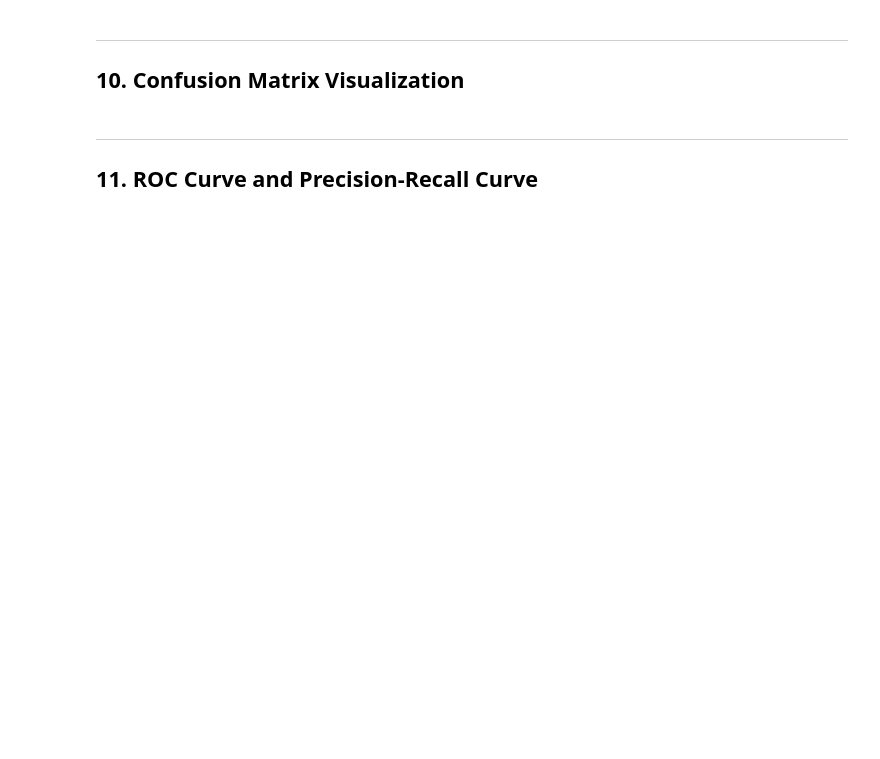
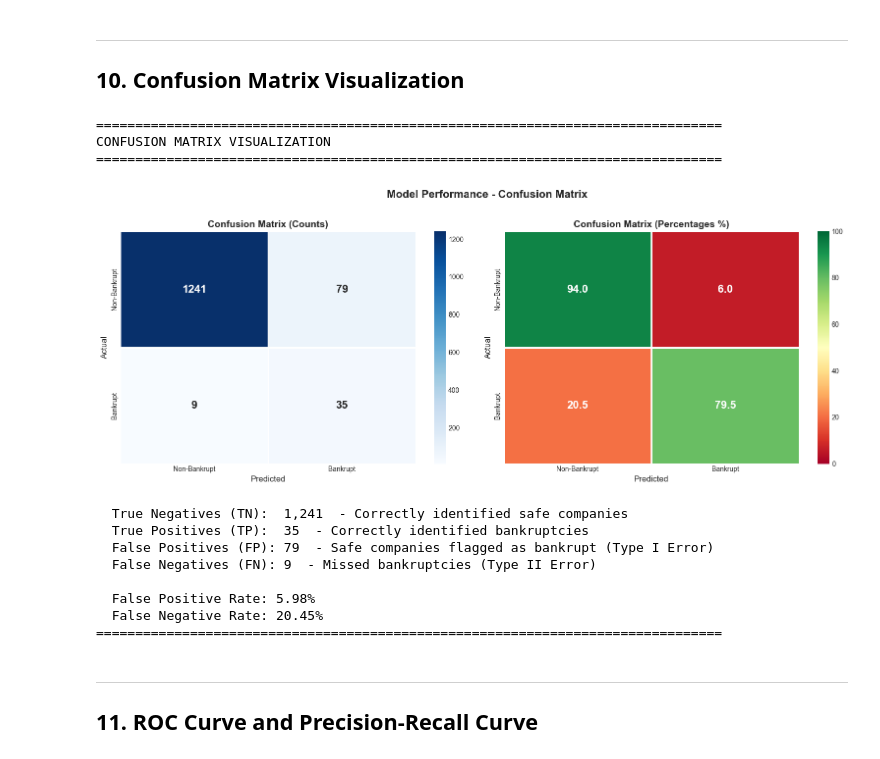
Before and after one commit to Yerrithathachoppa/Taiwanese-Bankruptcy-Prediction-using-Logistic-Regression, a Jupyter notebook: notebooks/Taiwanese_Bankruptcy_Prediction.ipynb, the cells around one changed output. Drawn from its saved outputs; the diff is of its cells as text; code cells hidden in the pictures; blank space fills up the shorter version.

Commit message:
Add evaluation metrics, visualizations, feature importance, and conclusions (Sections 10-14)

```diff
--- a/notebooks/Taiwanese_Bankruptcy_Prediction.ipynb
+++ b/notebooks/Taiwanese_Bankruptcy_Prediction.ipynb
@@ -457,6 +660,64 @@ y_pred_proba = model.predict_proba(X_test_scaled)
 # %% [markdown]
 ---
 ## 10. Confusion Matrix Visualization
+# %%
+print("=" * 80)
+print("CONFUSION MATRIX VISUALIZATION")
+print("=" * 80)
+
+# Calculate confusion matrix
+cm = confusion_matrix(y_test, y_pred)
+
+fig, axes = plt.subplots(1, 2, figsize=(16, 6))
+
+# Plot 1: Confusion Matrix with counts
+sns.heatmap(cm, annot=True, fmt='d', cmap='Blues',
+            xticklabels=['Non-Bankrupt', 'Bankrupt'],
+            yticklabels=['Non-Bankrupt', 'Bankrupt'],
+            ax=axes[0], linewidths=2, linecolor='white',
+            annot_kws={"size": 16, "weight": "bold"})
+axes[0].set_title('Confusion Matrix (Counts)', fontsize=14, fontweight='bold')
+axes[0].set_ylabel('Actual', fontsize=12)
+axes[0].set_xlabel('Predicted', fontsize=12)
+
+# Plot 2: Confusion Matrix with percentages
+cm_pct = cm.astype('float') / cm.sum(axis=1)[:, np.newaxis] * 100
+sns.heatmap(cm_pct, annot=True, fmt='.1f', cmap='RdYlGn',
+            xticklabels=['Non-Bankrupt', 'Bankrupt'],
+            yticklabels=['Non-Bankrupt', 'Bankrupt'],
+            ax=axes[1], linewidths=2, linecolor='white',
+            annot_kws={"size": 16, "weight": "bold"},
+            vmin=0, vmax=100)
+axes[1].set_title('Confusion Matrix (Percentages %)', fontsize=14, fontweight='bold')
+axes[1].set_ylabel('Actual', fontsize=12)
+axes[1].set_xlabel('Predicted', fontsize=12)
+
+plt.suptitle('Model Performance - Confusion Matrix', fontsize=16, fontweight='bold', y=1.02)
+plt.tight_layout()
+plt.show()
+
+# Print summary
+tn, fp, fn, tp = cm.ravel()
+print(f"\n  True Negatives (TN):  {tn:,}  - Correctly identified safe companies")
+print(f"  True Positives (TP):  {tp:,}  - Correctly identified bankruptcies")
+print(f"  False Positives (FP): {fp:,}  - Safe companies flagged as bankrupt (Type I Error)")
+print(f"  False Negatives (FN): {fn:,}  - Missed bankruptcies (Type II Error)")
+print(f"\n  False Positive Rate: {fp/(fp+tn)*100:.2f}%")
+print(f"  False Negative Rate: {fn/(fn+tp)*100:.2f}%")
+print("=" * 80)
+# %% [output]
+================================================================================
+CONFUSION MATRIX VISUALIZATION
+================================================================================
+[figure, added]
+  True Negatives (TN):  1,241  - Correctly identified safe companies
+  True Positives (TP):  35  - Correctly identified bankruptcies
+  False Positives (FP): 79  - Safe companies flagged as bankrupt (Type I Error)
+  False Negatives (FN): 9  - Missed bankruptcies (Type II Error)
+
+  False Positive Rate: 5.98%
+  False Negative Rate: 20.45%
+================================================================================
 # %% [markdown]
 ---
 ## 11. ROC Curve and Precision-Recall Curve
```
Also changed, not shown: parts of 18 cells of this notebook.
